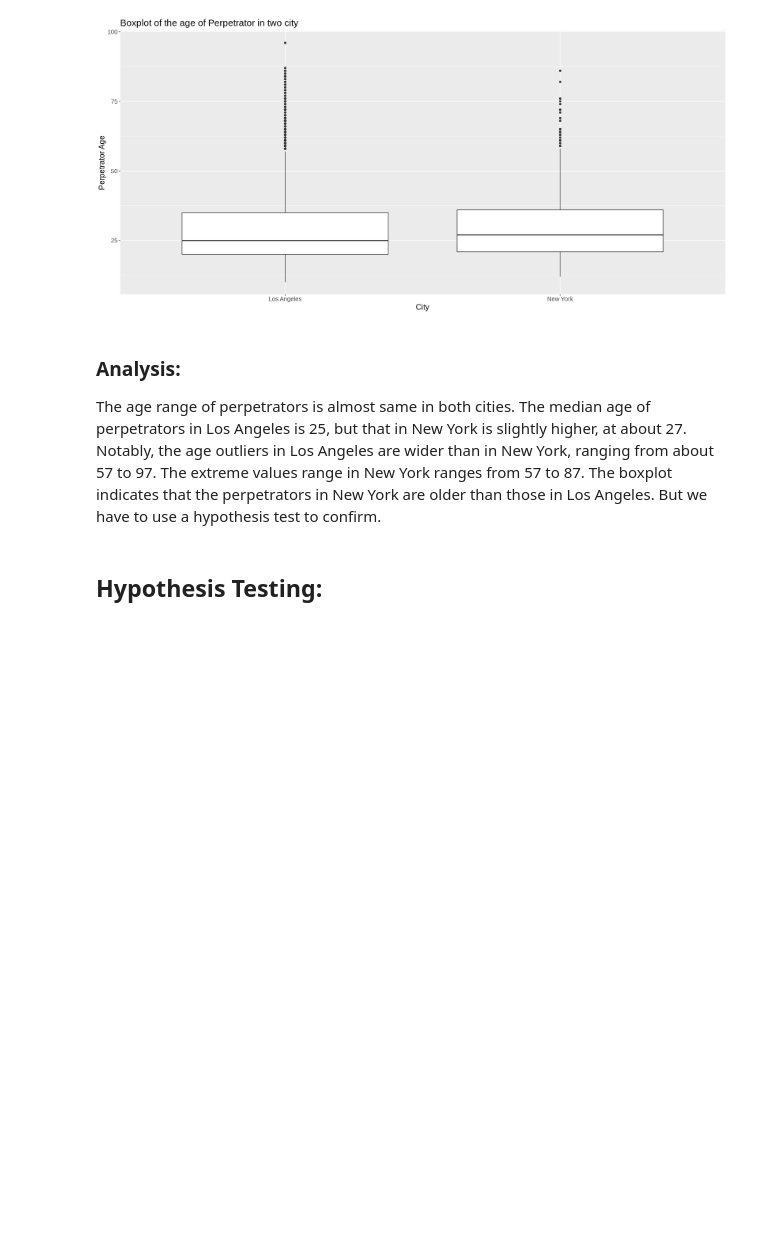
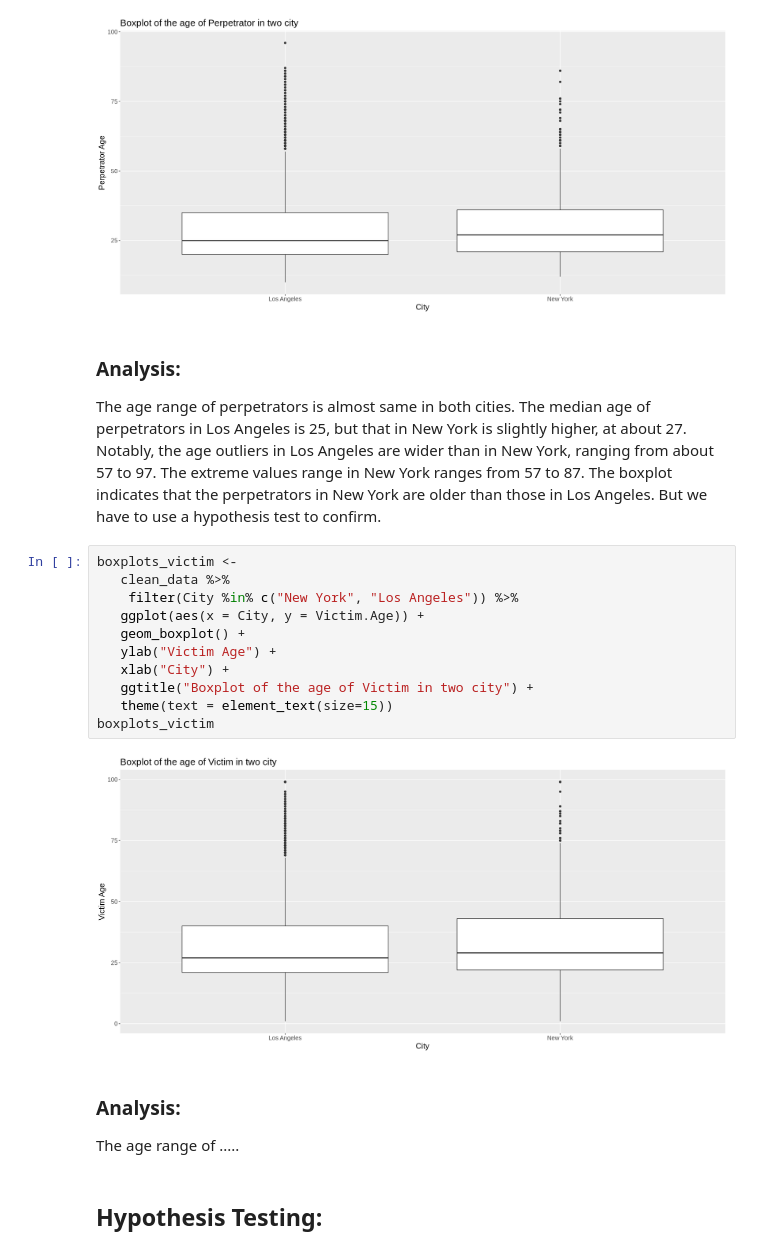
Before and after one commit to RaymondZhang20/DataAnalysis, a Jupyter notebook: Final Report.ipynb, the cells around one changed output. Drawn from its saved outputs; the diff is of its cells as text; blank space fills up the shorter version.

```diff
--- a/Final Report.ipynb
+++ b/Final Report.ipynb
@@ -205,6 +205,22 @@ boxplots
 # %% [markdown]
 ### Analysis:
 The age range of perpetrators is almost same in both cities. The median age of perpetrators in Los Angeles is 25, but that in New York is slightly higher, at about 27. Notably, the age outliers in Los Angeles are wider than in New York, ranging from about 57 to 97. The extreme values range in New York ranges from 57 to 87. The boxplot indicates that the perpetrators in New York are older than those in Los Angeles. But we have to use a hypothesis test to confirm.
+# %%
+boxplots_victim <-
+   clean_data %>%
+    filter(City %in% c("New York", "Los Angeles")) %>%
+   ggplot(aes(x = City, y = Victim.Age)) +
+   geom_boxplot() +
+   ylab("Victim Age") +
+   xlab("City") +
+   ggtitle("Boxplot of the age of Victim in two city") +
+   theme(text = element_text(size=15))
+boxplots_victim
+# %% [output]
+[figure, added]
+# %% [markdown]
+### Analysis:
+The age range of .....
 # %% [markdown]
 ## Hypothesis Testing:
 # %% [markdown]
```
Also changed, not shown: parts of 15 cells of this notebook.
